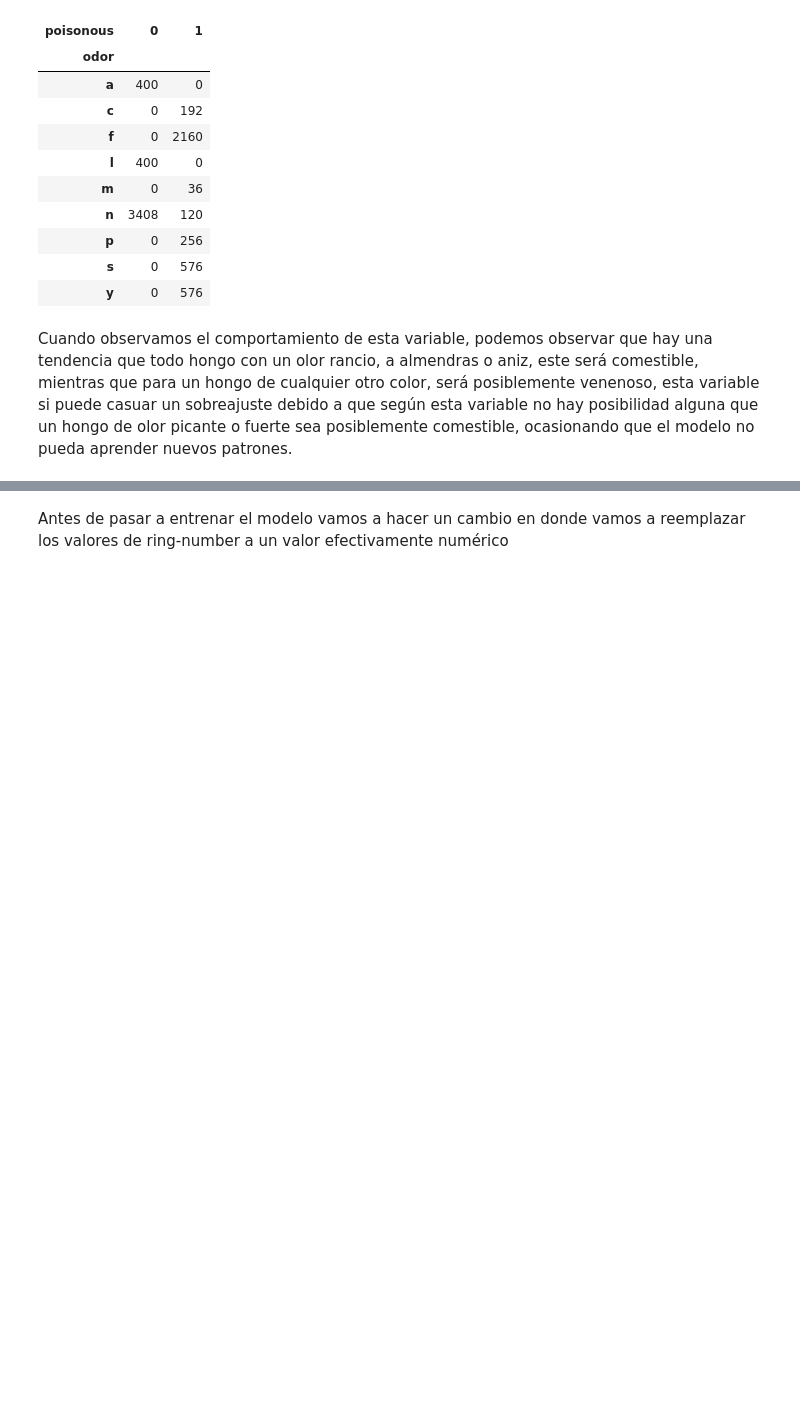
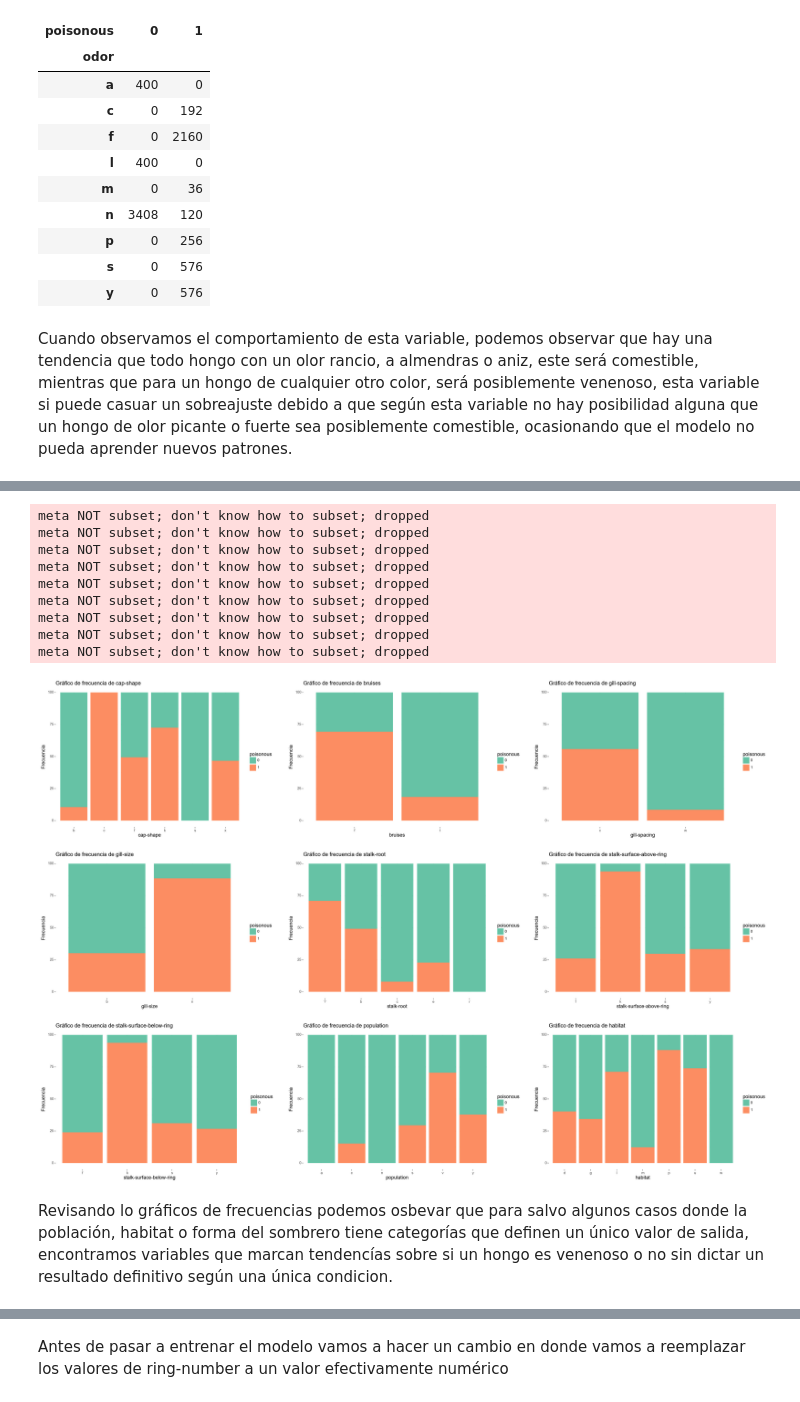
Before and after one commit to pinnzonandres/Proyecto_MLII, a Jupyter notebook: notebooks/exploration.ipynb, the cells around one changed output, grey strips where cells are left out. Saved outputs shown, nothing was run; the diff lists cells and outputs as text; code cells hidden in the pictures; blank space fills up the shorter version.

```diff
--- a/notebooks/exploration.ipynb
+++ b/notebooks/exploration.ipynb
@@ -448,3 +510,30 @@ selected_variables
+# %%
+# Visualizamos como se comportan las variables seleccionadas
+g1 = pw.load_ggplot(create_subplot(df_full,selected_variables[0]))
+g2 = pw.load_ggplot(create_subplot(df_full,selected_variables[1]))
+g3 = pw.load_ggplot(create_subplot(df_full,selected_variables[2]))
+g4 = pw.load_ggplot(create_subplot(df_full,selected_variables[3]))
+g5 = pw.load_ggplot(create_subplot(df_full,selected_variables[4]))
+g6 = pw.load_ggplot(create_subplot(df_full,selected_variables[5]))
+g7 = pw.load_ggplot(create_subplot(df_full,selected_variables[6]))
+g8 = pw.load_ggplot(create_subplot(df_full,selected_variables[7]))
+g9 = pw.load_ggplot(create_subplot(df_full,selected_variables[8]))
+
+gfull = (g1|g2|g3)/(g4|g5|g6)/(g7|g8|g9)
+gfull
+# %% [output]
+meta NOT subset; don't know how to subset; dropped
+meta NOT subset; don't know how to subset; dropped
+meta NOT subset; don't know how to subset; dropped
+meta NOT subset; don't know how to subset; dropped
+meta NOT subset; don't know how to subset; dropped
+meta NOT subset; don't know how to subset; dropped
+meta NOT subset; don't know how to subset; dropped
+meta NOT subset; don't know how to subset; dropped
+meta NOT subset; don't know how to subset; dropped
+[figure, added]
+# %% [markdown]
+Revisando lo gráficos de frecuencias podemos osbevar que para salvo algunos casos donde la población, habitat o forma del sombrero tiene categorías que definen un único valor de salida, encontramos variables que marcan tendencías sobre si un hongo es venenoso o no sin dictar un resultado definitivo según una única condicion.
 # %%
 # Creación de Conjuntos X e y
 X = df_features[selected_variables]
```
Also changed, not shown: parts of 20 cells of this notebook.
